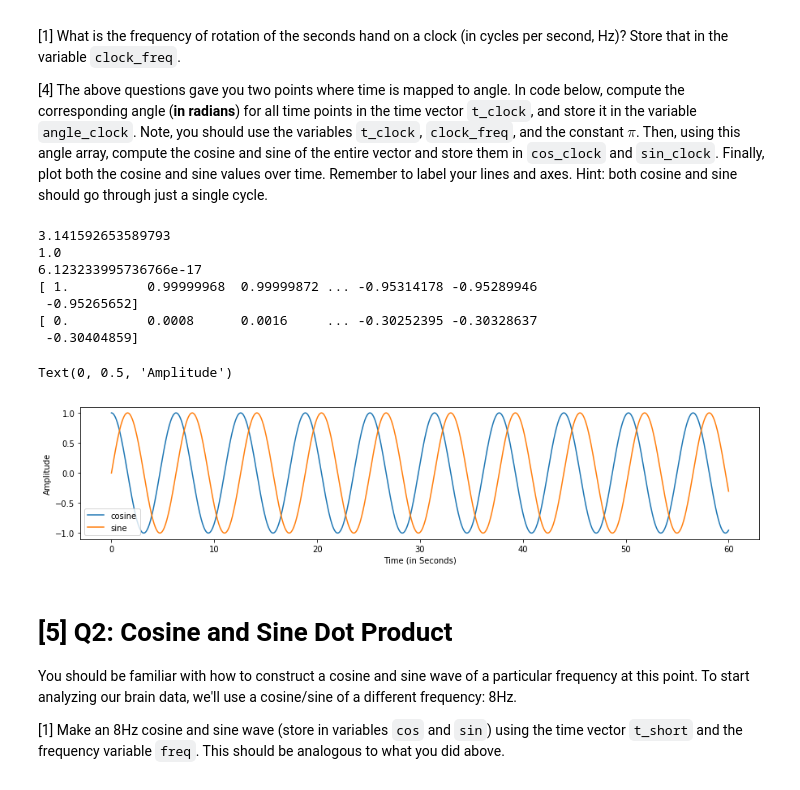
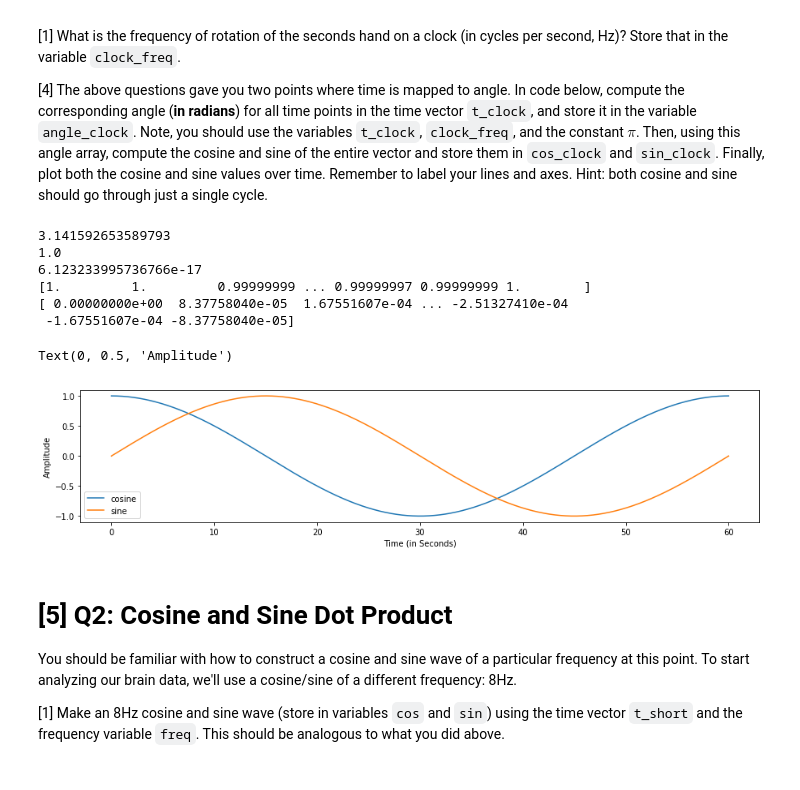
Before and after one commit to rmontehe/COGS118C, a Jupyter notebook: Assignments/Assignment 2/A2-FourierTransform.ipynb, the cells around one changed output. Saved outputs shown, nothing was run; the diff lists cells and outputs as text; code cells hidden in the pictures.

```diff
--- a/Assignments/Assignment 2/A2-FourierTransform.ipynb
+++ b/Assignments/Assignment 2/A2-FourierTransform.ipynb
@@ -104,40 +104,39 @@ print(np.pi) # print the value for pi
 
 # compute the cosine and sine at t=15 seconds
 angle_t15 = (15 / 60) * (2 * np.pi)
 
 # print the cosine and sine of that angle
 print(np.sin(angle_t15))
 print(np.cos(angle_t15))
 
 clock_freq = 1/60
 
 t_clock= np.arange(0,60,1/fs)
 
 angle_clock = t_clock * (clock_freq * (2 * np.pi))
 
-cos_clock = np.cos(t_clock)
-sin_clock = np.sin(t_clock)
+cos_clock = np.cos(angle_clock)
+sin_clock = np.sin(angle_clock)
 
 print(cos_clock)
 print(sin_clock)
 
 plt.figure(figsize=(15,3))
 
 plt.plot(t_clock, cos_clock, label = 'cosine')
 plt.plot(t_clock, sin_clock, label = 'sine')
 plt.legend()
 plt.xlabel('Time (in Seconds)')
 plt.ylabel('Amplitude')
 # %% [output]
 3.141592653589793
 1.0
 6.123233995736766e-17
-[ 1.          0.99999968  0.99999872 ... -0.95314178 -0.95289946
- -0.95265652]
-[ 0.          0.0008      0.0016     ... -0.30252395 -0.30328637
- -0.30404859]
+[1.         1.         0.99999999 ... 0.99999997 0.99999999 1.        ]
+[ 0.00000000e+00  8.37758040e-05  1.67551607e-04 ... -2.51327410e-04
+ -1.67551607e-04 -8.37758040e-05]
 Text(0, 0.5, 'Amplitude')
-[figure, old version]
+[figure, new version]
 # %% [markdown]
 # [5] Q2: Cosine and Sine Dot Product
 You should be familiar with how to construct a cosine and sine wave of a particular frequency at this point. To start analyzing our brain data, we'll use a cosine/sine of a different frequency: 8Hz.
```
Also changed, not shown: parts of 3 cells of this notebook.
